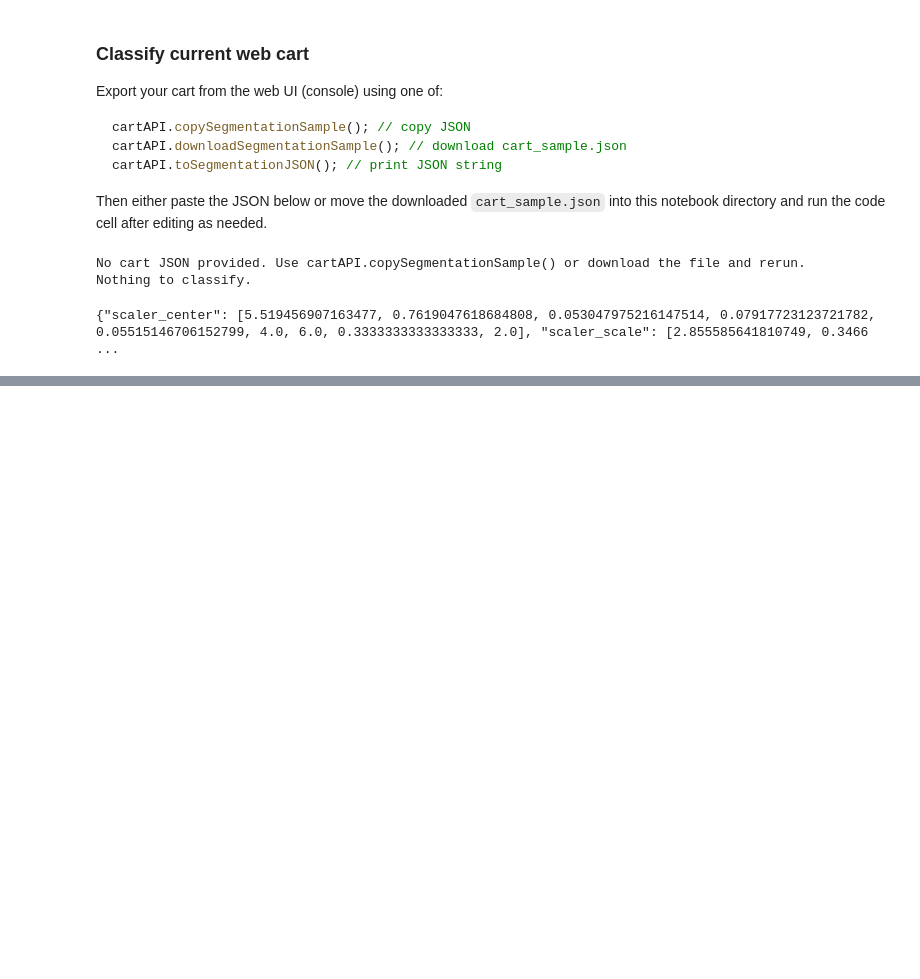
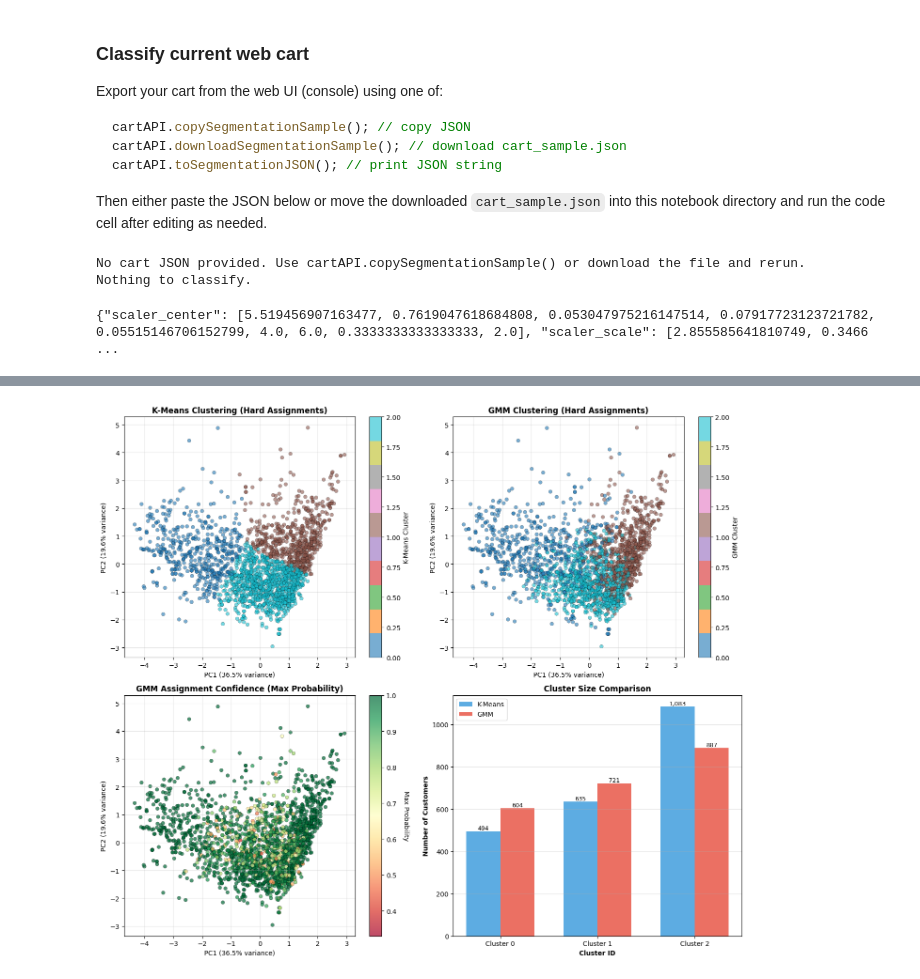
Before and after one commit to jkyamaguchi/ReDI-AI, a Jupyter notebook: Project/notebooks/customer_segmentation.ipynb, the cells around one changed output, grey strips where cells are left out. Cells and saved outputs as stored; diff of their text form; code cells hidden in the pictures; blank space fills up the shorter version.

```diff
--- a/Project/notebooks/customer_segmentation.ipynb
+++ b/Project/notebooks/customer_segmentation.ipynb
@@ -1180,0 +1325,80 @@ print(json.dumps({
+# %%
+# Visual Comparison: K-Means vs GMM
+print("="*60)
+print("VISUAL COMPARISON: K-MEANS VS GMM")
+print("="*60)
+
+# Use PCA for 2D visualization
+from sklearn.decomposition import PCA
+
+pca = PCA(n_components=2, random_state=42)
+X_2d = pca.fit_transform(X_scaled)
+
+fig, axes = plt.subplots(2, 2, figsize=(14, 12))
+
+# 1) K-Means clusters
+ax = axes[0, 0]
+scatter = ax.scatter(X_2d[:, 0], X_2d[:, 1], c=df['web_cluster'],
+                     cmap='tab10', s=30, alpha=0.6, edgecolors='k', linewidths=0.3)
+ax.set_title('K-Means Clustering (Hard Assignments)', fontweight='bold', fontsize=12)
+ax.set_xlabel(f'PC1 ({pca.explained_variance_ratio_[0]:.1%} variance)')
+ax.set_ylabel(f'PC2 ({pca.explained_variance_ratio_[1]:.1%} variance)')
+plt.colorbar(scatter, ax=ax, label='K-Means Cluster')
+ax.grid(True, alpha=0.3)
+
+# 2) GMM clusters
+ax = axes[0, 1]
+scatter = ax.scatter(X_2d[:, 0], X_2d[:, 1], c=df['gmm_cluster'],
+                     cmap='tab10', s=30, alpha=0.6, edgecolors='k', linewidths=0.3)
+ax.set_title('GMM Clustering (Hard Assignments)', fontweight='bold', fontsize=12)
+ax.set_xlabel(f'PC1 ({pca.explained_variance_ratio_[0]:.1%} variance)')
+ax.set_ylabel(f'PC2 ({pca.explained_variance_ratio_[1]:.1%} variance)')
+plt.colorbar(scatter, ax=ax, label='GMM Cluster')
+ax.grid(True, alpha=0.3)
+
+# 3) GMM probability confidence
+ax = axes[1, 0]
+scatter = ax.scatter(X_2d[:, 0], X_2d[:, 1], c=df['gmm_proba_max'],
+                     cmap='RdYlGn', s=30, alpha=0.7, edgecolors='k', linewidths=0.3,
+                     vmin=0.33, vmax=1.0)
+ax.set_title('GMM Assignment Confidence (Max Probability)', fontweight='bold', fontsize=12)
+ax.set_xlabel(f'PC1 ({pca.explained_variance_ratio_[0]:.1%} variance)')
+ax.set_ylabel(f'PC2 ({pca.explained_variance_ratio_[1]:.1%} variance)')
+cbar = plt.colorbar(scatter, ax=ax, label='Confidence')
+cbar.set_label('Max Probability', rotation=270, labelpad=20)
+ax.grid(True, alpha=0.3)
+
+# 4) Cluster size comparison
+ax = axes[1, 1]
+kmeans_counts = df['web_cluster'].value_counts().sort_index()
+gmm_counts = df['gmm_cluster'].value_counts().sort_index()
+
+x = np.arange(3)
+width = 0.35
+bars1 = ax.bar(x - width/2, kmeans_counts.values, width, label='K-Means', alpha=0.8, color='#3498db')
+bars2 = ax.bar(x + width/2, gmm_counts.values, width, label='GMM', alpha=0.8, color='#e74c3c')
+
+ax.set_xlabel('Cluster ID', fontweight='bold')
+ax.set_ylabel('Number of Customers', fontweight='bold')
+ax.set_title('Cluster Size Comparison', fontweight='bold', fontsize=12)
+ax.set_xticks(x)
+ax.set_xticklabels([f'Cluster {i}' for i in range(3)])
+ax.legend()
+ax.grid(True, alpha=0.3, axis='y')
+
+# Add value labels on bars
+for bars in [bars1, bars2]:
+    for bar in bars:
+        height = bar.get_height()
+        ax.text(bar.get_x() + bar.get_width()/2., height,
+                f'{int(height):,}',
+                ha='center', va='bottom', fontsize=9)
+
+plt.tight_layout()
+plt.show()
+
+print(f"\nPCA Explained Variance:")
+print(f"  PC1: {pca.explained_variance_ratio_[0]:.1%}")
+print(f"  PC2: {pca.explained_variance_ratio_[1]:.1%}")
+print(f"  Total (2 components): {pca.explained_variance_ratio_[:2].sum():.1%}")
+# %% [output]
@@ -1180,0 +1408 @@ print(json.dumps({
+[figure, added]
```
Also changed, not shown: parts of 9 cells of this notebook, 1 other file.
